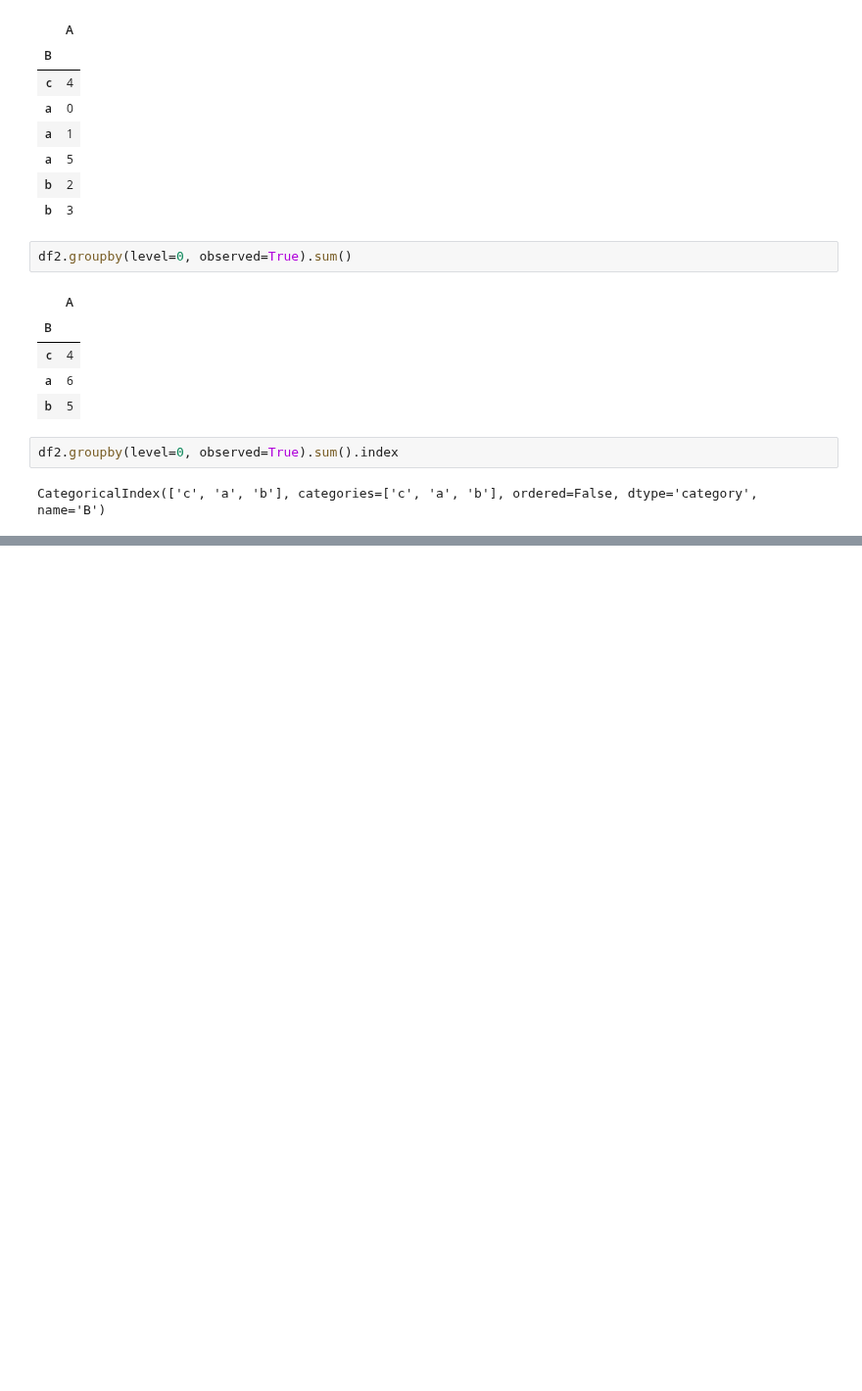
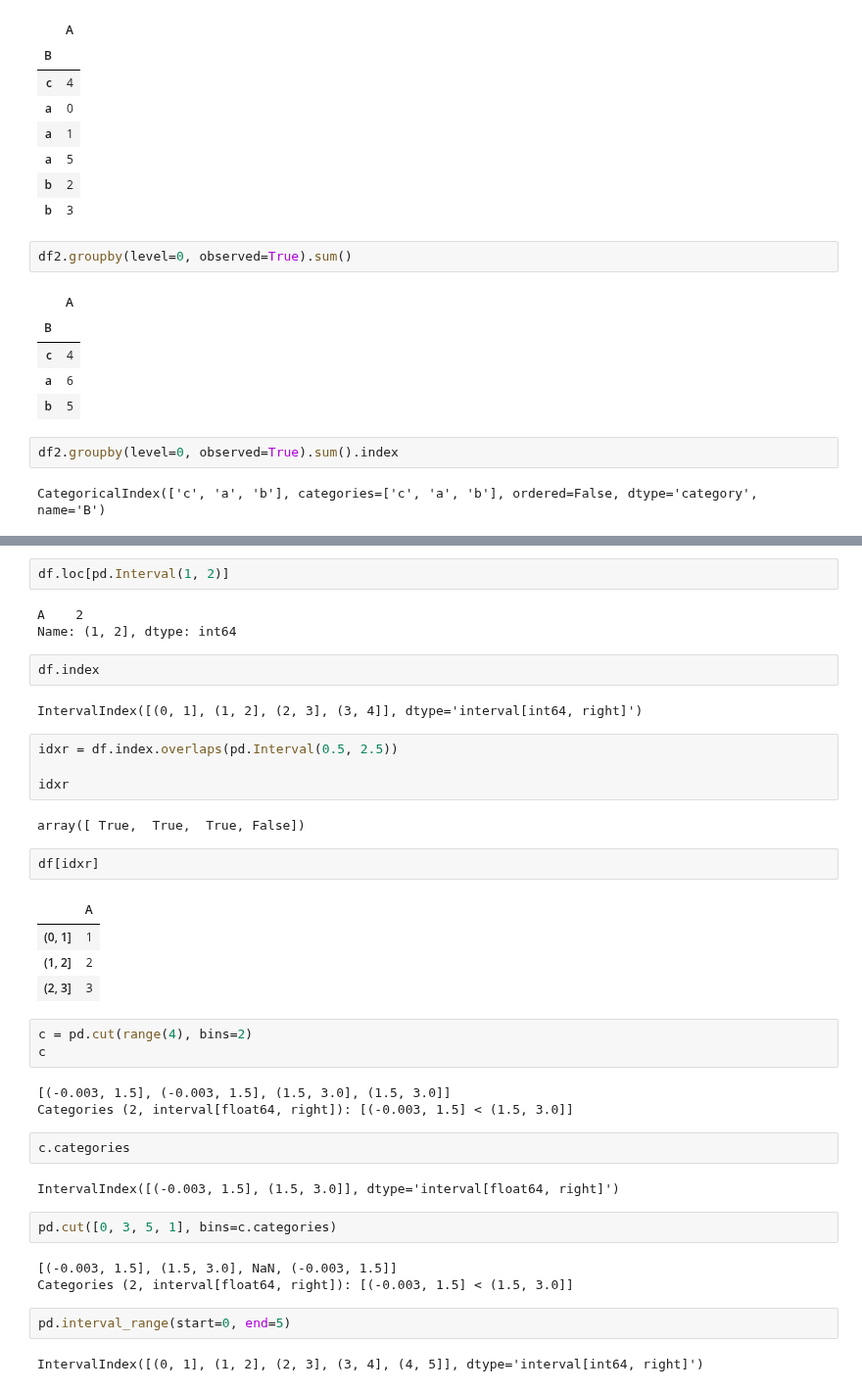
Before and after one commit to ilyak93/self-studying, a Jupyter notebook: DataEngineering/pandas/pandas_advanced_indexing.ipynb, the cells around one changed output, grey strips where cells are left out. Shown at 98% size. Drawn from its saved outputs; the diff is of its cells as text; blank space fills up the shorter version.

```diff
--- a/DataEngineering/pandas/pandas_advanced_indexing.ipynb
+++ b/DataEngineering/pandas/pandas_advanced_indexing.ipynb
@@ -1627,0 +1695,41 @@ CategoricalIndex(['b', 'a', 'b', 'c'], categories=['a', 'b', 'c'], ordered=False
+# %%
+df.loc[pd.Interval(1, 2)]
+# %% [output]
+A    2
+Name: (1, 2], dtype: int64
+# %%
+df.index
+# %% [output]
+IntervalIndex([(0, 1], (1, 2], (2, 3], (3, 4]], dtype='interval[int64, right]')
+# %%
+idxr = df.index.overlaps(pd.Interval(0.5, 2.5))
+
+idxr
+# %% [output]
+array([ True,  True,  True, False])
+# %%
+df[idxr]
+# %% [output]
+|  | A |
+| (0, 1] | 1 |
+| (1, 2] | 2 |
+| (2, 3] | 3 |
+# %%
+c = pd.cut(range(4), bins=2)
+c
+# %% [output]
+[(-0.003, 1.5], (-0.003, 1.5], (1.5, 3.0], (1.5, 3.0]]
+Categories (2, interval[float64, right]): [(-0.003, 1.5] < (1.5, 3.0]]
+# %%
+c.categories
+# %% [output]
+IntervalIndex([(-0.003, 1.5], (1.5, 3.0]], dtype='interval[float64, right]')
+# %%
+pd.cut([0, 3, 5, 1], bins=c.categories)
+# %% [output]
+[(-0.003, 1.5], (1.5, 3.0], NaN, (-0.003, 1.5]]
+Categories (2, interval[float64, right]): [(-0.003, 1.5] < (1.5, 3.0]]
+# %%
+pd.interval_range(start=0, end=5)
+# %% [output]
+IntervalIndex([(0, 1], (1, 2], (2, 3], (3, 4], (4, 5]], dtype='interval[int64, right]')
```
Also changed, not shown: parts of 54 cells of this notebook.
